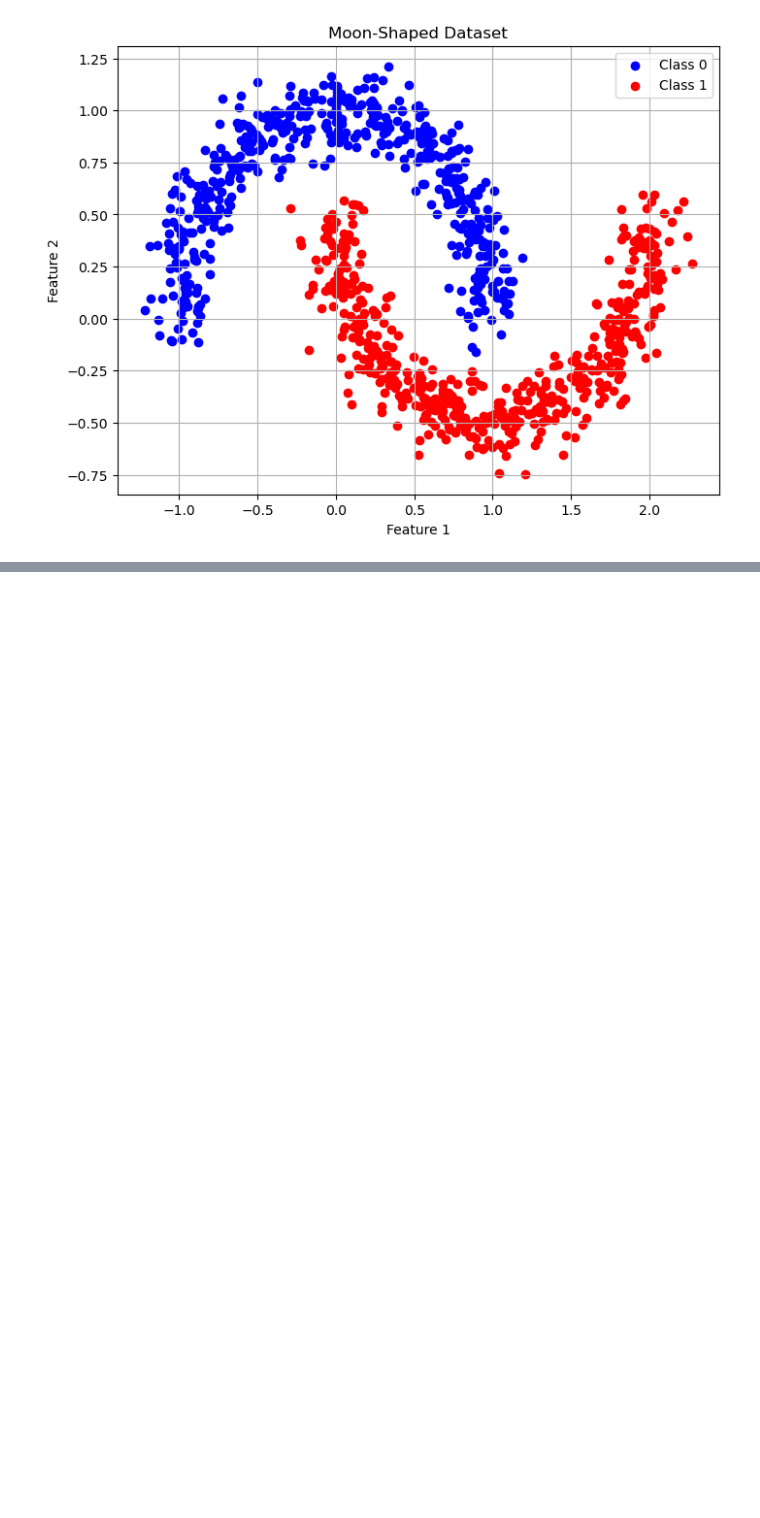
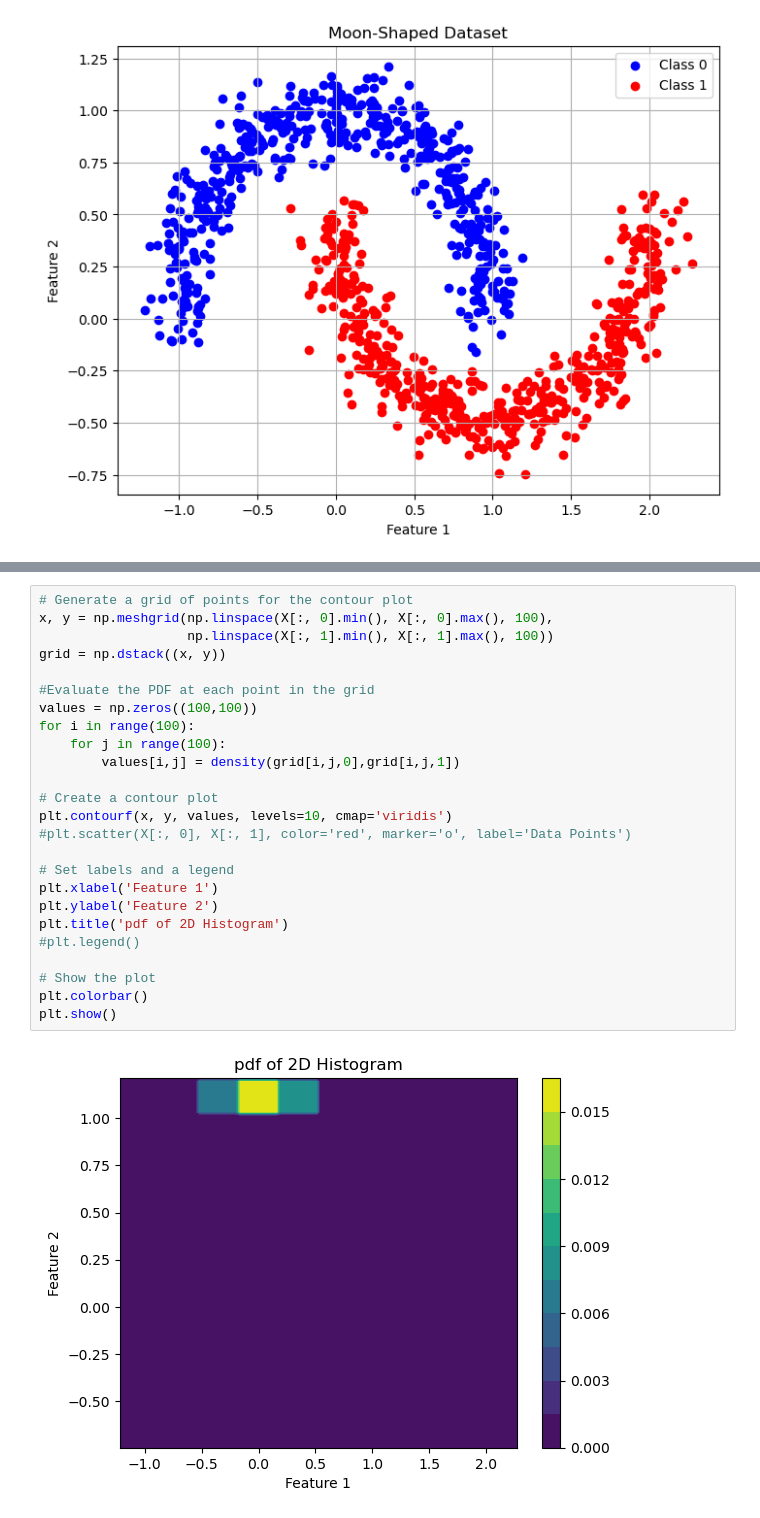
Before and after one commit to PrioteasaAndrei/GAN-Assigment-1, a Jupyter notebook: src/part1/histogram2d.ipynb, the cells around one changed output, grey strips where cells are left out. Cells and saved outputs as stored; diff of their text form; blank space fills up the shorter version.

```diff
--- a/src/part1/histogram2d.ipynb
+++ b/src/part1/histogram2d.ipynb
@@ -85,0 +147,27 @@ def histogram2d(data, n_edges=10):
+# %%
+# Generate a grid of points for the contour plot
+x, y = np.meshgrid(np.linspace(X[:, 0].min(), X[:, 0].max(), 100),
+                   np.linspace(X[:, 1].min(), X[:, 1].max(), 100))
+grid = np.dstack((x, y))
+
+#Evaluate the PDF at each point in the grid
+values = np.zeros((100,100))
+for i in range(100):
+    for j in range(100):
+        values[i,j] = density(grid[i,j,0],grid[i,j,1])
+
+# Create a contour plot
+plt.contourf(x, y, values, levels=10, cmap='viridis')
+#plt.scatter(X[:, 0], X[:, 1], color='red', marker='o', label='Data Points')
+
+# Set labels and a legend
+plt.xlabel('Feature 1')
+plt.ylabel('Feature 2')
+plt.title('pdf of 2D Histogram')
+#plt.legend()
+
+# Show the plot
+plt.colorbar()
+plt.show()
+# %% [output]
+[figure, added]
```
Also changed, not shown: parts of 13 cells of this notebook.
